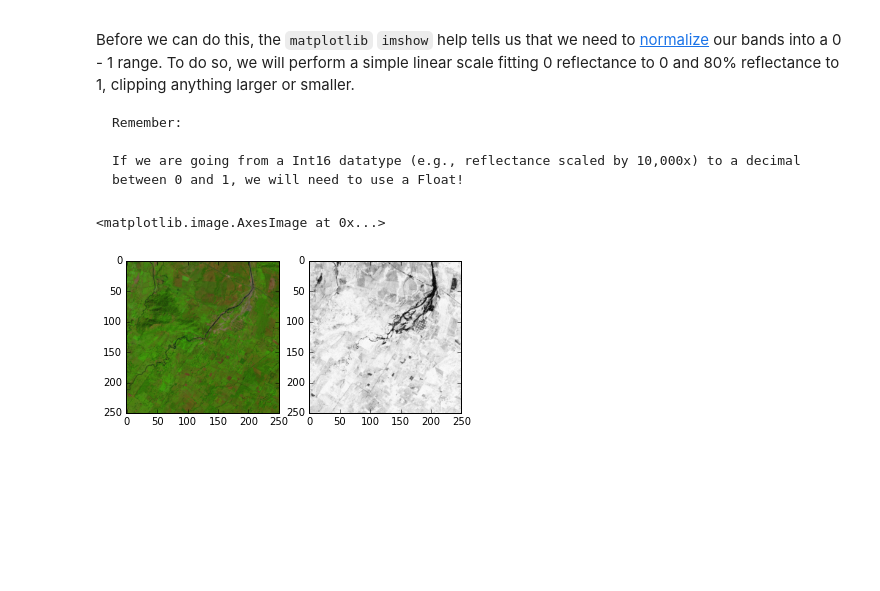
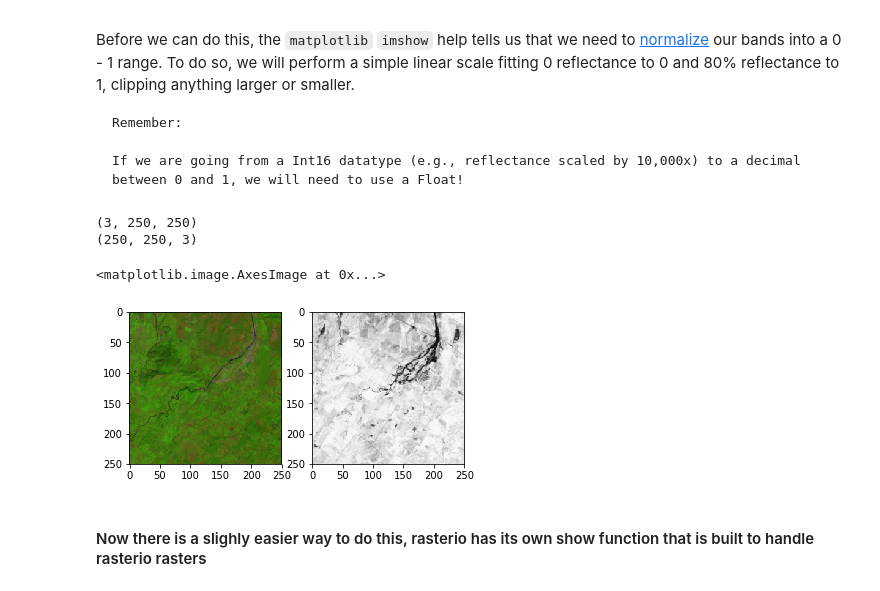
Before and after one commit to ceholden/open-geo-tutorial, a Jupyter notebook: Python/chapters/chapter_3_visualization.ipynb, the cells around one changed output. Cells and saved outputs as stored; diff of their text form; code cells hidden in the pictures; blank space fills up the shorter version.

```diff
--- a/Python/chapters/chapter_3_visualization.ipynb
+++ b/Python/chapters/chapter_3_visualization.ipynb
@@ -64,0 +78,12 @@ ndvi = (image[:, :, 3] - image[:, :, 2]) / \
+# %%
+np.seterr(divide='ignore', invalid='ignore')
+bandNIR = dataset.read(4)
+bandRed = dataset.read(3)
+
+#ndvi = np.zeros(bandNIR.shape, dtype=rasterio.float32)
+ndvi = (bandNIR.astype(float)-bandRed.astype(float))/(bandNIR+bandRed)
+print(ndvi.shape)
+
+# we have to run this because much of the image is NaN due to it not being an exact rectangle / projected
+ndvi = np.nan_to_num(ndvi)
+print(ndvi.shape)
@@ -64,0 +93,13 @@ ndvi = (image[:, :, 3] - image[:, :, 2]) / \
+# %%
+# note that if you have the full dataset read in with image = dataset.read() you can do:
+image = dataset.read()
+print(image.shape)
+red_band = image[2, :, :] # this pulls out the band at index 2 which is the 3rd band because python indexing starts at 0
+print(red_band.shape)
+
+# which is equal to simply doing
+red_band_read = dataset.read(3) # this pulls out the 3rd band
+print(red_band_read.shape)
+
+if np.array_equal(red_band_read, red_band):
+    print('They are the same.')
@@ -191,26 +237,38 @@ Before we can do this, the `matplotlib` `imshow` help tells us that we need to [
 
     If we are going from a Int16 datatype (e.g., reflectance scaled by 10,000x) to a decimal between 0 and 1, we will need to use a Float!
 # %%
+from rasterio.plot import reshape_as_raster, reshape_as_image
+
 # Extract reference to SWIR1, NIR, and Red bands
 index = np.array([4, 3, 2])
-colors = image[:, :, index].astype(np.float64)
+colors = image[index, :, :].astype(np.float64)
 
 max_val = 8000
 min_val = 0
 
 # Enforce maximum and minimum values
 colors[colors[:, :, :] > max_val] = max_val
 colors[colors[:, :, :] < min_val] = min_val
 
-for b in range(colors.shape[2]):
-    colors[:, :, b] = colors[:, :, b] * 1 / (max_val - min_val)
+for b in range(colors.shape[0]):
+    colors[b, :, :] = colors[b, :, :] * 1 / (max_val - min_val)
+
+# rasters are in the format [bands, rows, cols] whereas images are typically [rows, cols, bands]
+# and so our array needs to be reshaped
+print(colors.shape)
+colors_reshaped = reshape_as_image(colors)
+print(colors_reshaped.shape)
 
 plt.subplot(121)
-plt.imshow(colors)
+plt.imshow(colors_reshaped)
 
 # Show NDVI
 plt.subplot(122)
 plt.imshow(ndvi, cmap=plt.cm.Greys_r)
 # %% [output]
-<matplotlib.image.AxesImage at 0x...>
+(3, 250, 250)
+(250, 250, 3)
+<matplotlib.image.AxesImage at 0x...>
-[figure, old version]
+[figure, new version]
+# %% [markdown]
+#### Now there is a slighly easier way to do this, rasterio has its own show function that is built to handle rasterio rasters
```
Also changed, not shown: parts of 26 cells of this notebook, 10 other files.
